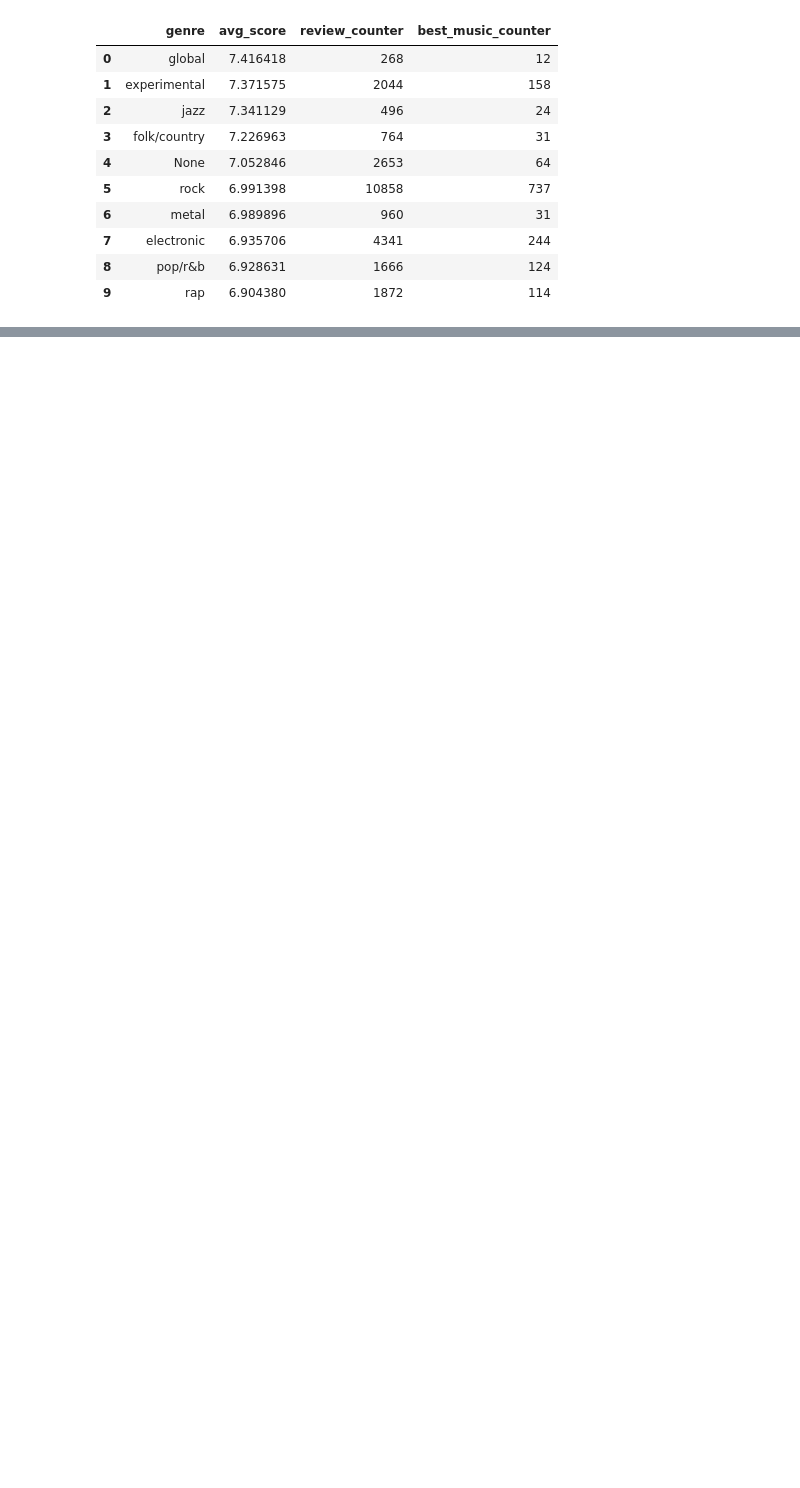
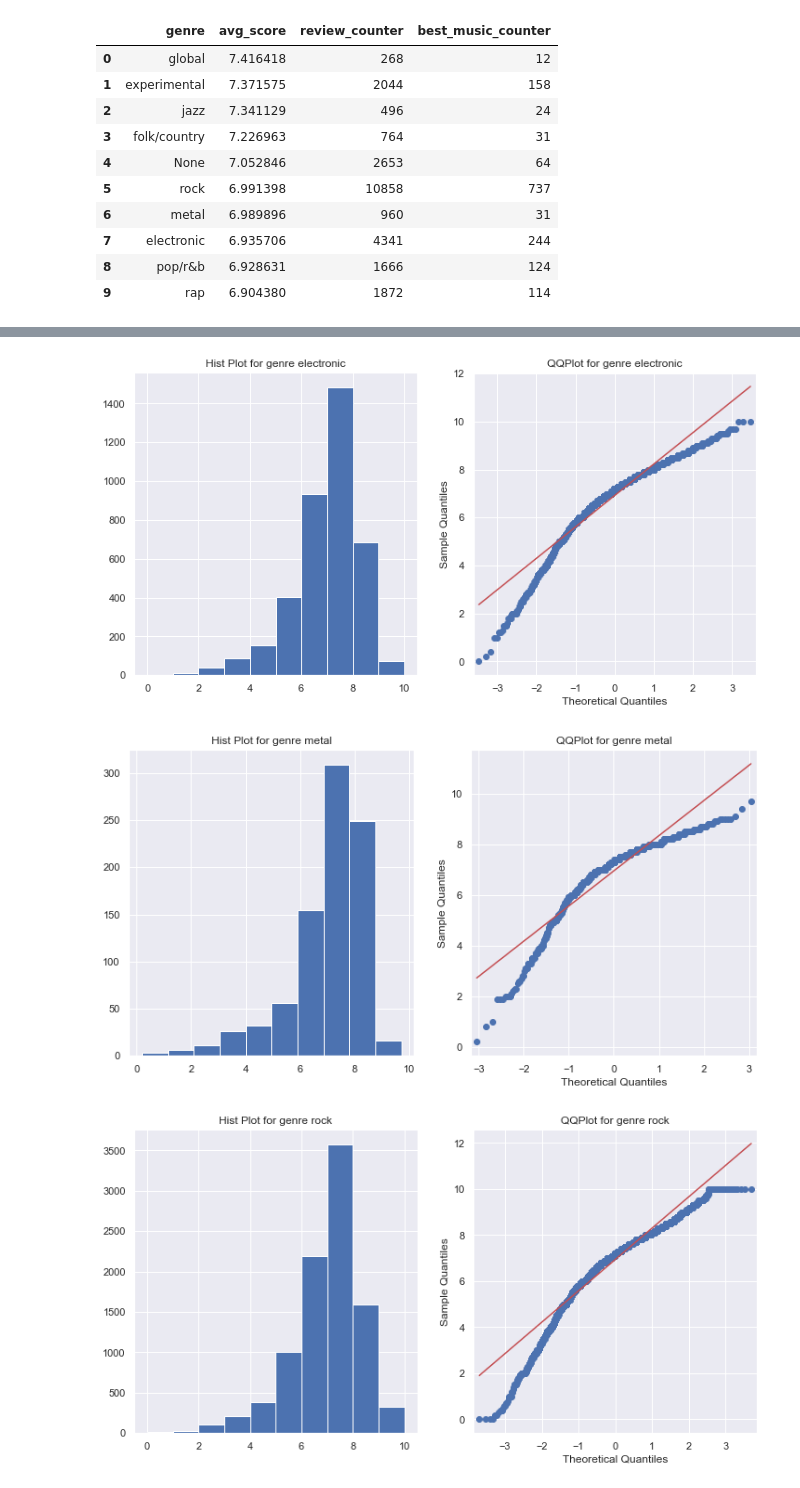
Before and after one commit to lindseyberlin/Revised-Module-3-Project, a Jupyter notebook: Question1 - Bias by Genre.ipynb, the cells around one changed output, grey strips where cells are left out. Saved outputs shown, nothing was run; the diff lists cells and outputs as text; code cells hidden in the pictures; blank space fills up the shorter version.

```diff
--- a/Question1 - Bias by Genre.ipynb
+++ b/Question1 - Bias by Genre.ipynb
@@ -84,0 +267,21 @@ stats.skew(rap_df['score']), stats.kurtosis(rap_df['score'])
+# %%
+# Let's plot a Hist/QQPlot of our genre distributions to double check that we are not dealing with normal distributions.
+import statsmodels.api as sm
+
+# Plot histograms and QQplots for above datasets
+for genre in genres:
+    fig, axes = plt.subplots(1,2, figsize=(12,6))
+    # Retrieve genre dataset
+    genre_df = reviews_df[reviews_df['genre'] == genre]
+
+    # Histogram + QQPlot
+    axes[0].hist(genre_df['score'])
+    axes[0].set_title('Hist Plot for genre {}'.format(genre));
+
+    sm.qqplot(genre_df['score'], line='s', ax=axes[1])
+    axes[1].set_title('QQPlot for genre {}'.format(genre));
+    plt.show()
+# %% [output]
+[figure, added]
+[figure, added]
+[figure, added]
```
Also changed, not shown: parts of 32 cells of this notebook, 1 other file.
